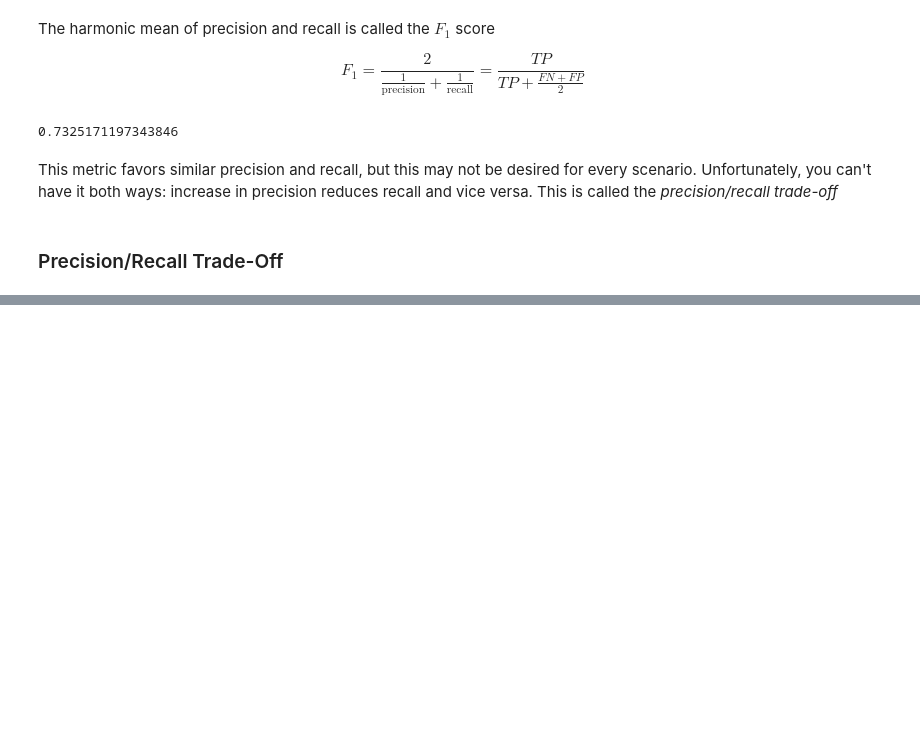
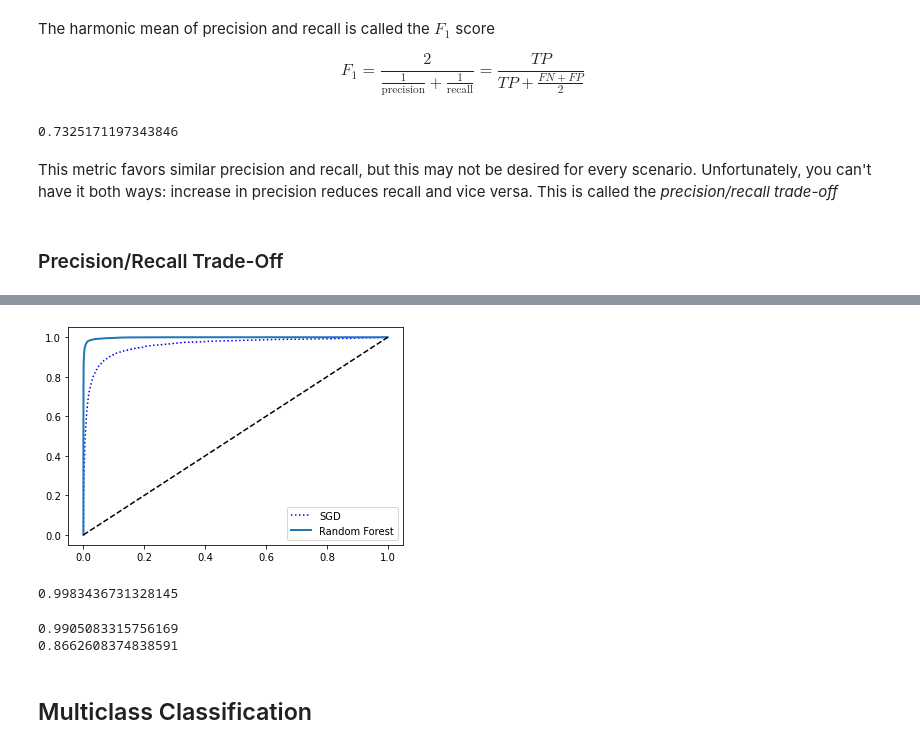
Before and after one commit to adrijh/homl-notebooks, a Jupyter notebook: ch3.ipynb, the cells around one changed output, grey strips where cells are left out. Drawn from its saved outputs; the diff is of its cells as text; code cells hidden in the pictures; blank space fills up the shorter version.

```diff
--- a/ch3.ipynb
+++ b/ch3.ipynb
@@ -113,0 +194,31 @@ This metric favors similar precision and recall, but this may not be desired for
+# %%
+from sklearn.ensemble import RandomForestClassifier
+
+forest_clf = RandomForestClassifier(random_state=42)
+y_probas_forest = cross_val_predict(forest_clf, X_train, y_train_5,
+                                    cv=3, method='predict_proba', n_jobs=-1)
+# %%
+y_scores_forest = y_probas_forest[:,1]
+fpr_forest, tpr_forest, threshold_forest = roc_curve(y_train_5, y_scores_forest)
+# %%
+plt.plot(fpr,tpr,'b:',label='SGD')
+plot_roc_curve(fpr_forest, tpr_forest, 'Random Forest')
+plt.legend(loc='lower right')
+plt.show()
+# %% [output]
+[figure, added]
+# %%
+roc_auc_score(y_train_5, y_scores_forest)
+# %% [output]
+0.9983436731328145
+# %%
+y_train_pred_forest = cross_val_predict(forest_clf, X_train, y_train_5,
+                                    cv=3, n_jobs=-1)
+
+print(precision_score(y_train_5, y_train_pred_forest))
+print(recall_score(y_train_5, y_train_pred_forest))
+# %% [output]
+0.9905083315756169
+0.8662608374838591
+# %% [markdown]
+## Multiclass Classification
```
Also changed, not shown: parts of 16 cells of this notebook.
